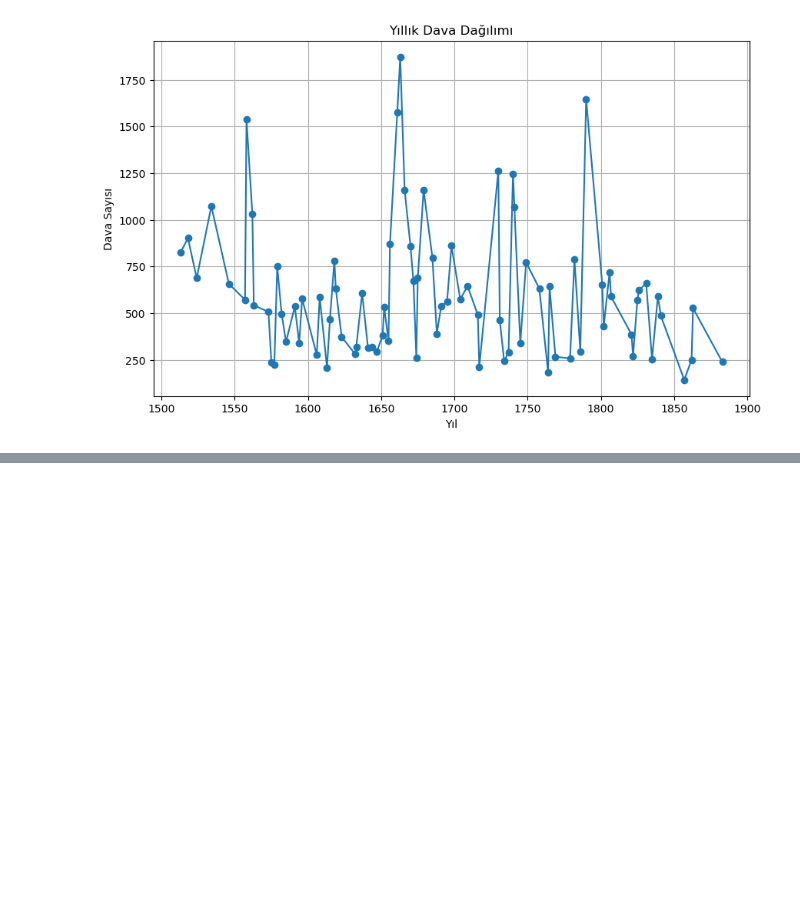
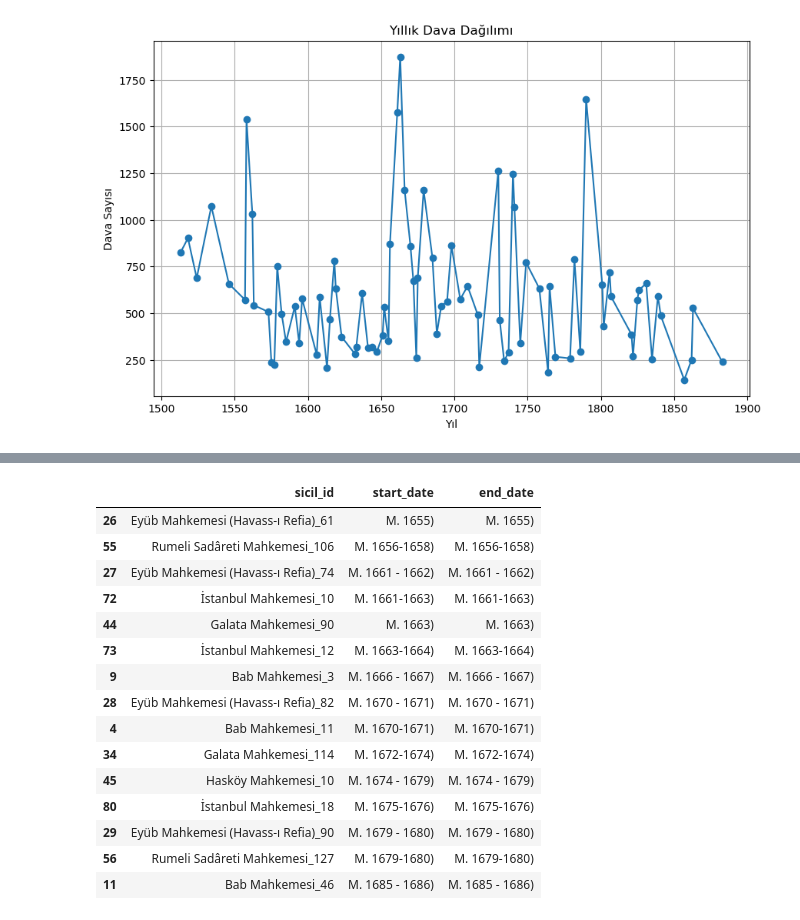
Before and after one commit to yuksekyusuf/Sufism-and-Urban-Religiosity, a Jupyter notebook: Untitled.ipynb, the cells around one changed output, grey strips where cells are left out. Saved outputs shown, nothing was run; the diff lists cells and outputs as text; code cells hidden in the pictures; blank space fills up the shorter version.

```diff
--- a/Untitled.ipynb
+++ b/Untitled.ipynb
@@ -106,3 +106,8 @@ plt.grid(True)
 plt.show()
 # %% [output]
 [figure]
+# %%
+df['sicil_id'] = df['court_title'] + '_' + df['sicil_number'].astype(str)
+
+# Get list of unique sicils
+df['sicil_id']
@@ -108,0 +127,33 @@ plt.show()
+# %%
+# Create unique sicil identifier by combining court_title and sicil_number
+df['sicil_id'] = df['court_title'] + '_' + df['sicil_number'].astype(str)
+
+# Get earliest and latest dates for each sicil
+sicil_dates = df.groupby('sicil_id').agg({
+    'date_miladi': ['min', 'max']
+}).reset_index()
+
+# Flatten column names
+sicil_dates.columns = ['sicil_id', 'start_date', 'end_date']
+
+# Sort alphabetically by sicil_id
+sicil_dates = sicil_dates.sort_values('start_date')
+# %%
+sicil_dates.iloc[35:50]
+# %% [output]
+|  | sicil_id | start_date | end_date |
+| 26 | Eyüb Mahkemesi (Havass-ı Refia)_61 | M. 1655) | M. 1655) |
+| 55 | Rumeli Sadâreti Mahkemesi_106 | M. 1656-1658) | M. 1656-1658) |
+| 27 | Eyüb Mahkemesi (Havass-ı Refia)_74 | M. 1661 - 1662) | M. 1661 - 1662) |
+| 72 | İstanbul Mahkemesi_10 | M. 1661-1663) | M. 1661-1663) |
+| 44 | Galata Mahkemesi_90 | M. 1663) | M. 1663) |
+| 73 | İstanbul Mahkemesi_12 | M. 1663-1664) | M. 1663-1664) |
+| 9 | Bab Mahkemesi_3 | M. 1666 - 1667) | M. 1666 - 1667) |
+| 28 | Eyüb Mahkemesi (Havass-ı Refia)_82 | M. 1670 - 1671) | M. 1670 - 1671) |
+| 4 | Bab Mahkemesi_11 | M. 1670-1671) | M. 1670-1671) |
+| 34 | Galata Mahkemesi_114 | M. 1672-1674) | M. 1672-1674) |
+| 45 | Hasköy Mahkemesi_10 | M. 1674 - 1679) | M. 1674 - 1679) |
+| 80 | İstanbul Mahkemesi_18 | M. 1675-1676) | M. 1675-1676) |
+| 29 | Eyüb Mahkemesi (Havass-ı Refia)_90 | M. 1679 - 1680) | M. 1679 - 1680) |
+| 56 | Rumeli Sadâreti Mahkemesi_127 | M. 1679-1680) | M. 1679-1680) |
+| 11 | Bab Mahkemesi_46 | M. 1685 - 1686) | M. 1685 - 1686) |
```
Also changed, not shown: parts of 7 cells of this notebook, 15 other files.
